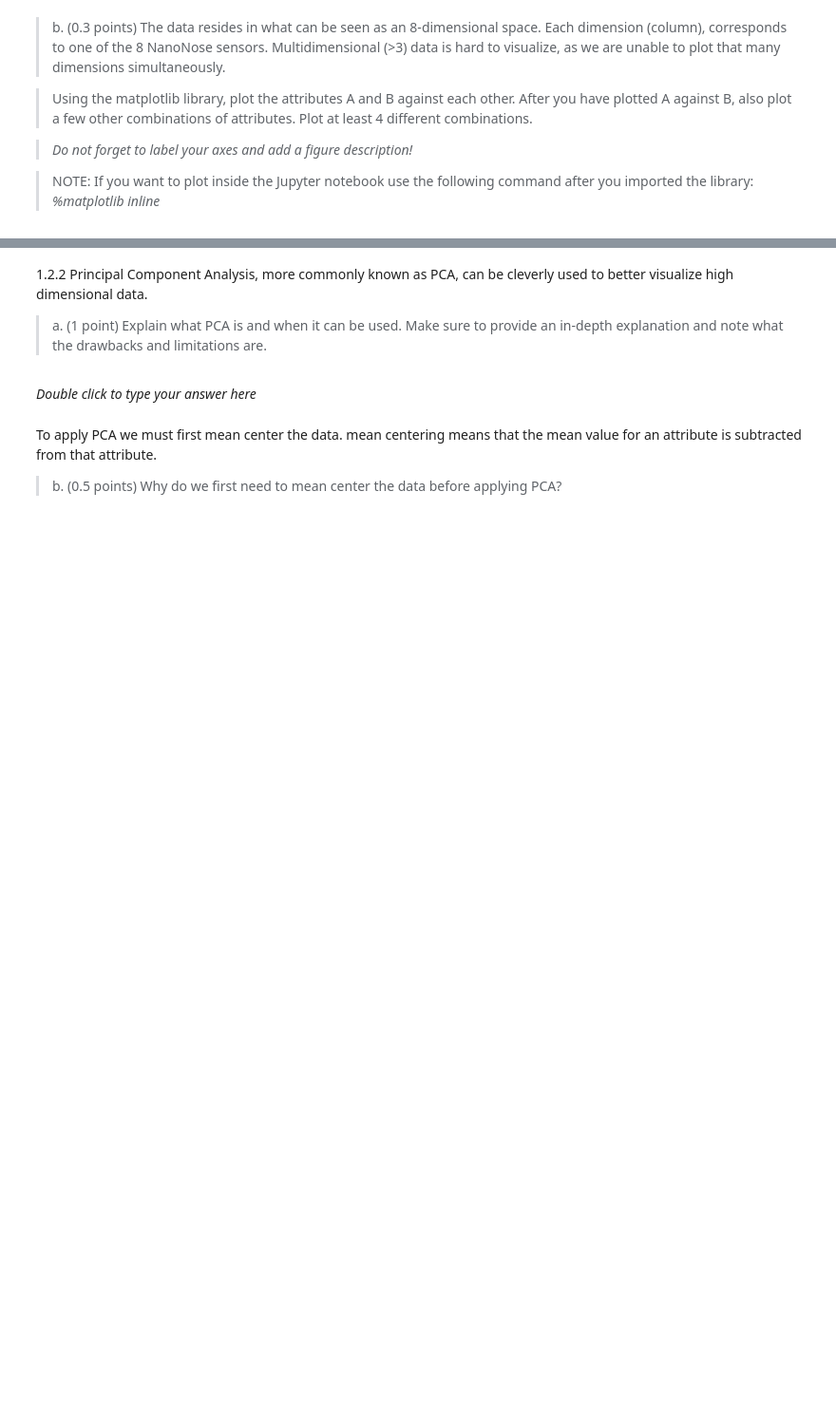
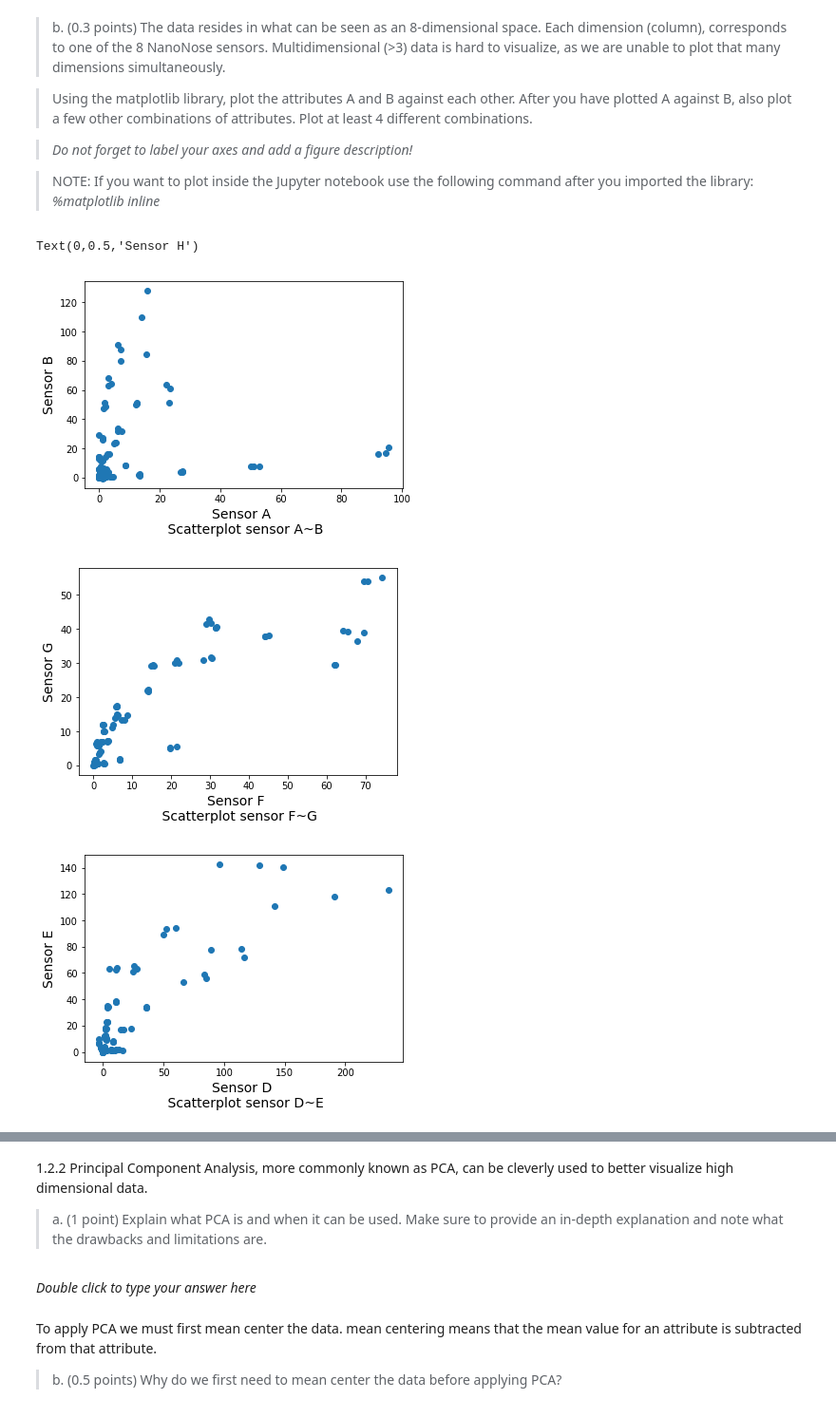
Before and after one commit to JasperDeMeijer/RUDataMining, a Jupyter notebook: Assignment_1/Assignment_1.ipynb, the cells around one changed output, grey strips where cells are left out. Shown at 95% size. Cells and saved outputs as stored; diff of their text form; code cells hidden in the pictures; blank space fills up the shorter version.

```diff
--- a/Assignment_1/Assignment_1.ipynb
+++ b/Assignment_1/Assignment_1.ipynb
@@ -209,3 +253,21 @@ The data used in this exercise is based on data from a chemical sensor obtained
 > *make sure to inspect the data first! You should cut out some rows and columns! You can easily inspect the structure of the Pandas dataframe using the head() function.*
 
 > *Finally use the as_matrix() function to cast the Pandas dataframe to a NumPy array. Note: counterintuitively, this yields an object of type: numpy.ndarray, not of type numpy.matrix!*
+# %%
+import pandas as pd
+
+data1 = pd.read_excel('Data/nanonose.xls')
+
+print(data.head())
+
+#Removed 'empty' row, kept important headers
+data2 = data1.iloc[1:]
+#Removed empty column
+data2 = data2.drop(data2.columns[2], axis=1)
+#Inspect the data manually
+
+print(data2.head())
+#Casting the pandas dataframe to a NumPy matrix
+dataAsNumpy = data2.as_matrix()
+
+dataAsNumpy.shape
@@ -218,3 +299,49 @@ The data used in this exercise is based on data from a chemical sensor obtained
 
 > NOTE: If you want to plot inside the Jupyter notebook use the following command after you imported the library:
 *%matplotlib inline*
+# %%
+import matplotlib.pyplot as plt
+%matplotlib inline
+#Seperating columns for easy plotting
+A = data2['A']
+B = data2['B']
+C = data2['C']
+D = data2['D']
+E = data2['E']
+F = data2['F']
+G = data2['G']
+H = data2['H']
+
+#Plotting the seperate columns
+plt.figure(0)
+plt.scatter(A, B)
+plt.xlabel('Sensor A \n Scatterplot sensor A~B', fontsize=14)
+plt.ylabel('Sensor B', fontsize=14)
+
+plt.figure(1)
+plt.scatter(F, G)
+plt.xlabel('Sensor F \n Scatterplot sensor F~G', fontsize=14)
+plt.ylabel('Sensor G', fontsize=14)
+
+
+plt.figure(2)
+plt.scatter(D, E)
+plt.xlabel('Sensor D \n Scatterplot sensor D~E', fontsize=14)
+plt.ylabel('Sensor E', fontsize=14)
+
+
+plt.figure(3)
+plt.scatter(F, A)
+plt.xlabel('Sensor F \n Scatterplot sensor F~A', fontsize=14)
+plt.ylabel('Sensor A', fontsize=14)
+
+
+plt.figure(4)
+plt.scatter(C, H)
+plt.xlabel('Sensor C \n Scatterplot sensor C~H', fontsize=14)
+plt.ylabel('Sensor H', fontsize=14)
+# %% [output]
+Text(0,0.5,'Sensor H')
+[figure, added]
+[figure, added]
+[figure, added]
```
Also changed, not shown: parts of 12 cells of this notebook.
